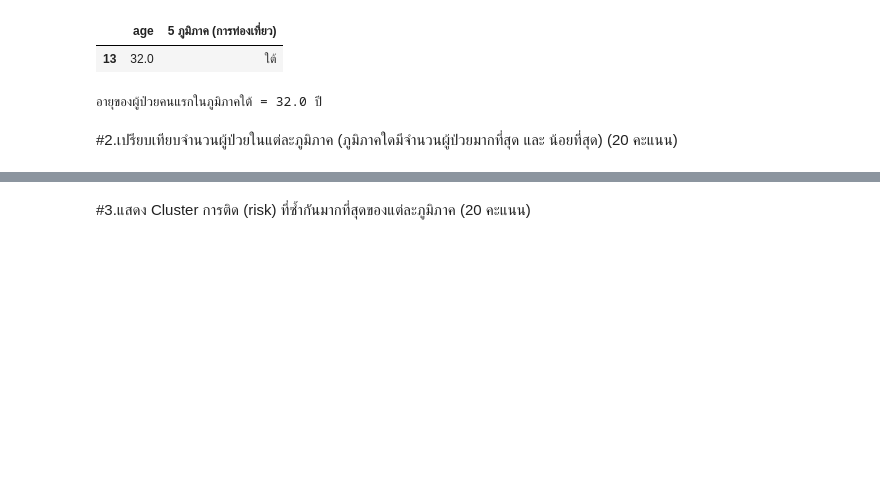
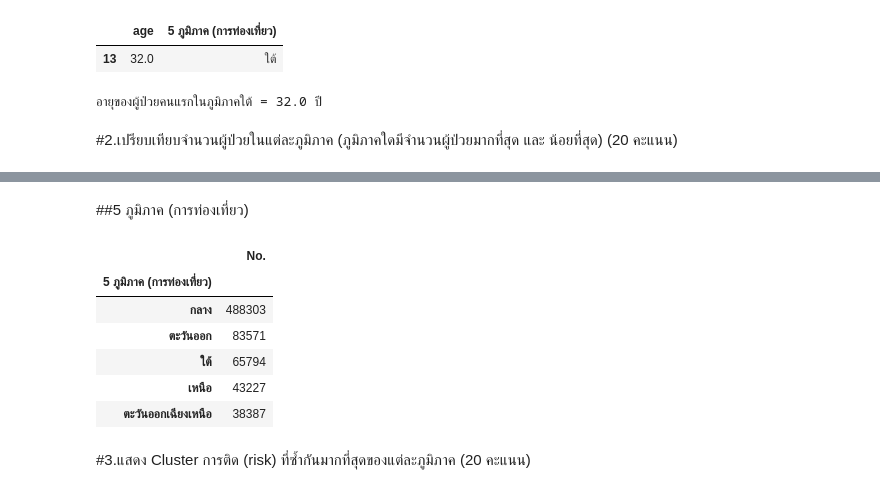
Before and after one commit to sskboonmee/data_viz_2022, a Jupyter notebook: BasicPython&DataViz_midterm2022.ipynb, the cells around one changed output, grey strips where cells are left out. Cells and saved outputs as stored; diff of their text form; code cells hidden in the pictures; blank space fills up the shorter version.

```diff
--- a/BasicPython&DataViz_midterm2022.ipynb
+++ b/BasicPython&DataViz_midterm2022.ipynb
@@ -621,2 +677,15 @@ print(f'อายุของผู้ป่วยคนแรกในภูม
+# %% [markdown]
+##5 ภูมิภาค (การท่องเที่ยว)
+# %%
+no2_5tra = data_drop.groupby('5 ภูมิภาค (การท่องเที่ยว)')[['No.']].count().sort_values(by=['No.'],ascending=False)
+no2_5tra
+# %% [output]
+|  | No. |
+| 5 ภูมิภาค (การท่องเที่ยว) |  |
+| กลาง | 488303 |
+| ตะวันออก | 83571 |
+| ใต้ | 65794 |
+| เหนือ | 43227 |
+| ตะวันออกเฉียงเหนือ | 38387 |
 # %% [markdown]
 #3.แสดง Cluster การติด (risk) ที่ซ้ำกันมากที่สุดของแต่ละภูมิภาค (20 คะแนน)
```
Also changed, not shown: parts of 12 cells of this notebook.
